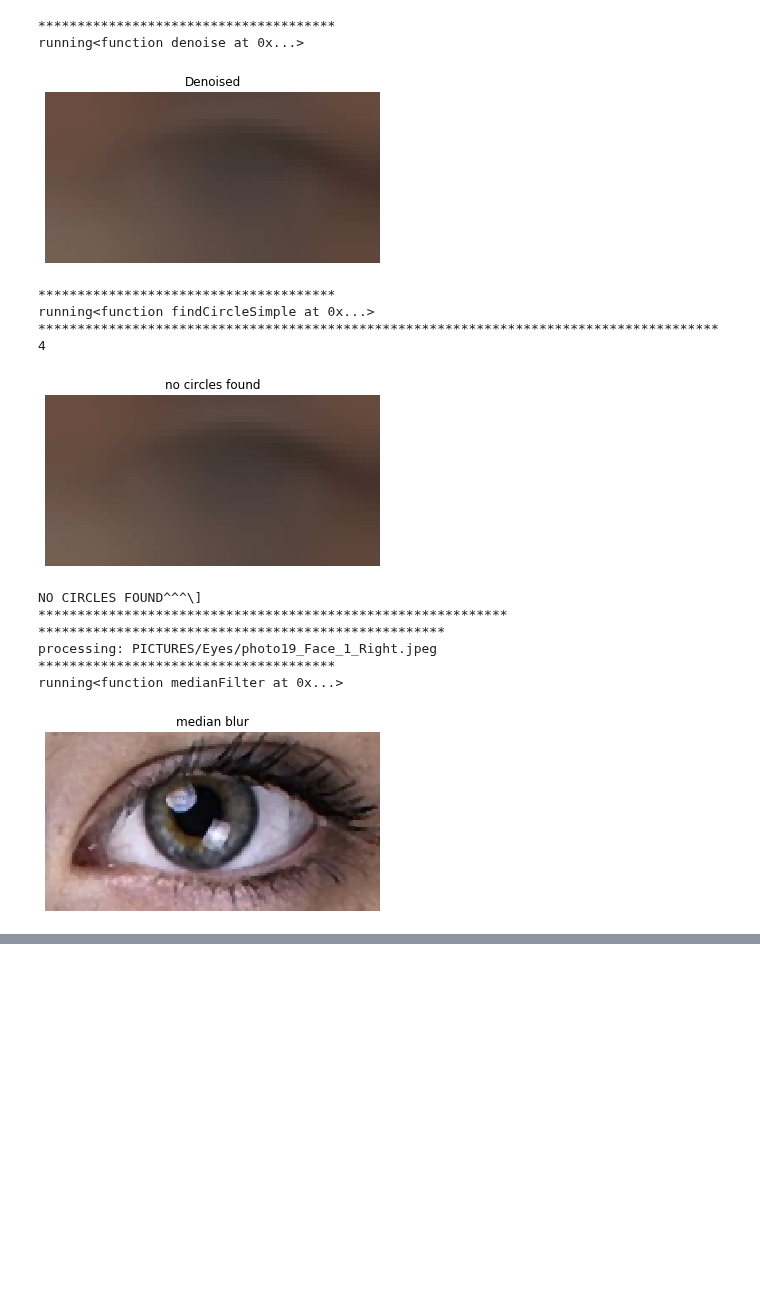
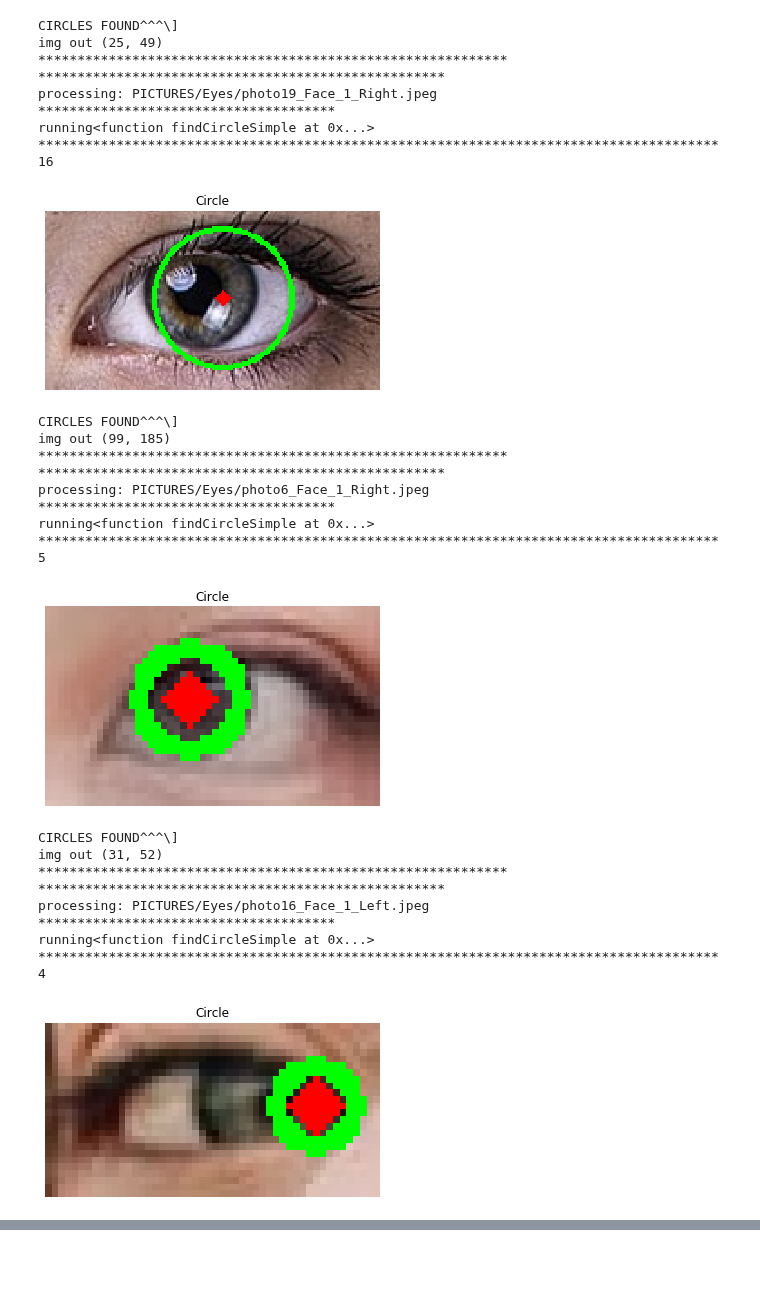
Before and after one commit to nielsr2/P3-G306, a Jupyter notebook: STRUCTURE/NOTEBOOKS/malteBatch.ipynb, the cells around one changed output, grey strips where cells are left out. Saved outputs shown, nothing was run; the diff lists cells and outputs as text; code cells hidden in the pictures; blank space fills up the shorter version.

```diff
--- a/STRUCTURE/NOTEBOOKS/malteBatch.ipynb
+++ b/STRUCTURE/NOTEBOOKS/malteBatch.ipynb
@@ -29,9 +26,7 @@ fArray = {function1: {"inputImg": "ignorethis", "param1": "blalbal1"},
 # fArray = {m3Face.findEyes: {"image": "ignorethis"},
 #           m3HoughCircle.findCircle: {"image": "ignorethis"}}
 
-fArray = {m3MedianFilter.medianFilter: {"inputImg": "ignorethis", "show": True},
-          m3Denoising.denoise: {"inputImg": "ignorethis", "show": True},
-          m3HoughCircle.findCircleSimple: {"inputImg": "ignorethis", "show": True}}
+fArray = {m3HoughCircle.findCircleSimple: {"inputImg": "ignorethis", "show": True}}
 
 
 #print(m3F.printRed("TRALALA"))
@@ -45,14 +42,27 @@ running<function medianFilter at 0x...>
+CIRCLES FOUND^^^\]
+img out (25, 49)
+************************************************************                ****************************************************
+processing: PICTURES/Eyes/photo19_Face_1_Right.jpeg
 **************************************
-running<function denoise at 0x...>
+running<function findCircleSimple at 0x...>
+***************************************************************************************
+16
-[figure, old version]
+[figure, new version]
+CIRCLES FOUND^^^\]
+img out (99, 185)
+************************************************************                ****************************************************
+processing: PICTURES/Eyes/photo6_Face_1_Right.jpeg
 **************************************
 running<function findCircleSimple at 0x...>
 ***************************************************************************************
-4
+5
-[figure, old version]
+[figure, new version]
-NO CIRCLES FOUND^^^\]
+CIRCLES FOUND^^^\]
+img out (31, 52)
 ************************************************************                ****************************************************
-processing: PICTURES/Eyes/photo19_Face_1_Right.jpeg
+processing: PICTURES/Eyes/photo16_Face_1_Left.jpeg
 **************************************
-running<function medianFilter at 0x...>
+running<function findCircleSimple at 0x...>
+***************************************************************************************
+4
-[figure, old version]
+[figure, new version]
```
Also changed, not shown: parts of 2 cells of this notebook, 1 other file.
